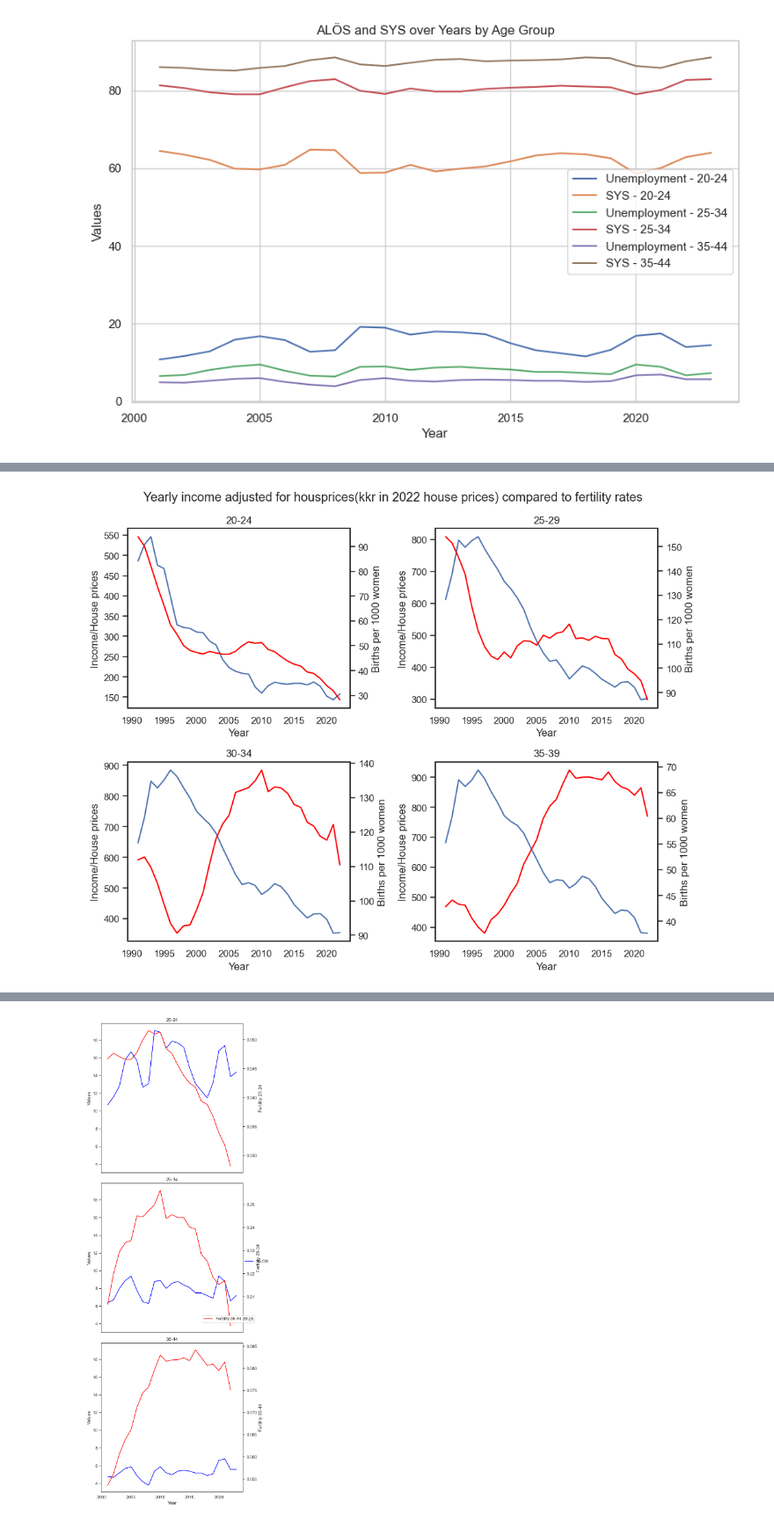
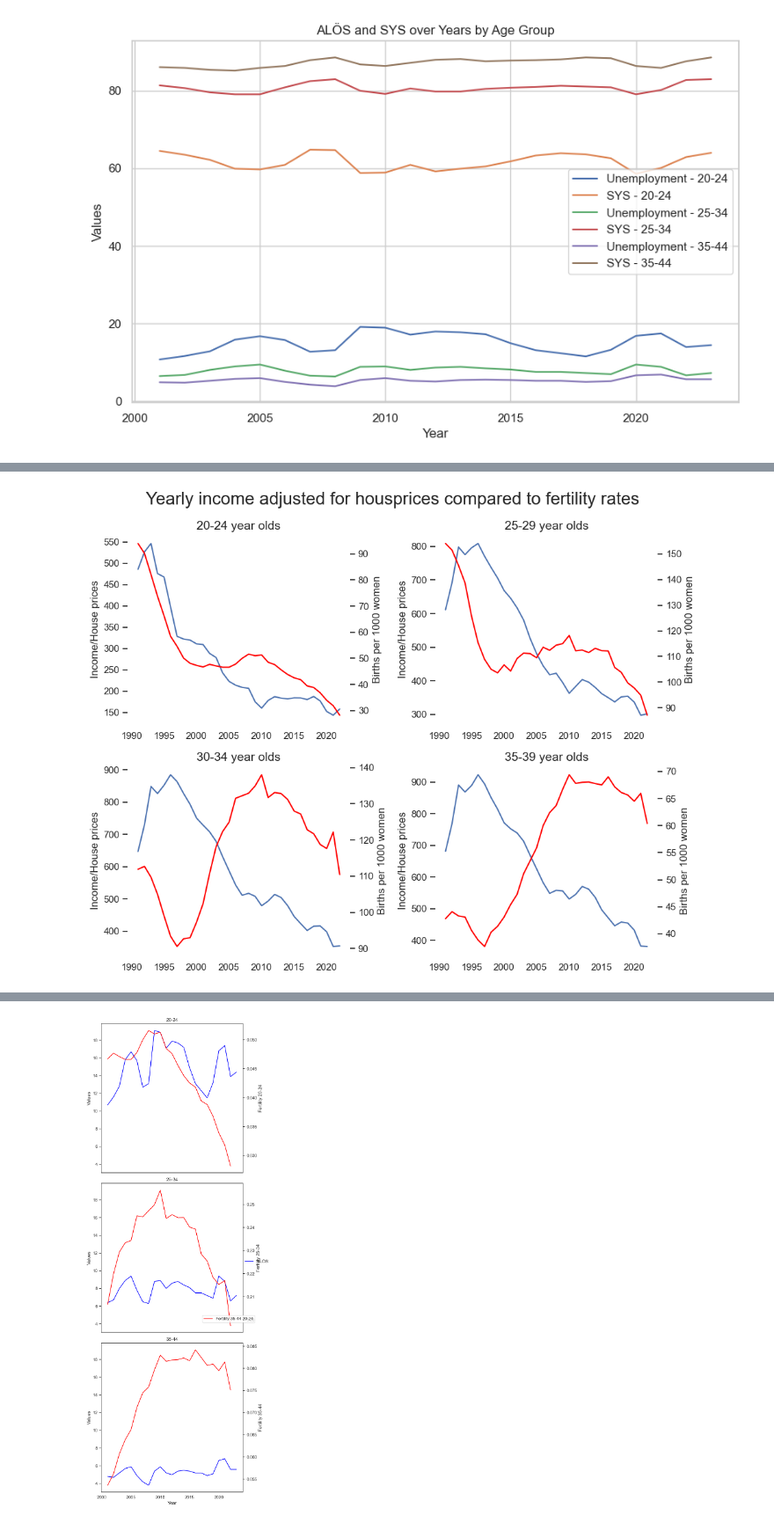
Before and after one commit to Luddenilsson/Demographics_visualization, a Jupyter notebook: Visualization.ipynb, the cells around one changed output, grey strips where cells are left out. Shown at 88% size. Saved outputs shown, nothing was run; the diff lists cells and outputs as text; code cells hidden in the pictures.

```diff
--- a/Visualization.ipynb
+++ b/Visualization.ipynb
@@ -243,11 +265,18 @@ for age_group, group_data in income.groupby('Age'):
     i += 1
     ax.set_ylabel('Yearly Income')
     ax2.set_ylabel('Births per 1000 women')
-    plt.title(age_group)
+    ax.set_xlabel(None)
+    plt.title(age_group + ' year olds', fontsize=14)
 
-plt.suptitle('Yearly Income(kkr in 2022 value) compared to fertility')
+plt.suptitle('Yearly Income(kkr in 2022 value) compared to fertility', fontsize=20)
 #plt.legend()
 plt.tight_layout()
-plt.savefig('Graphs/income_ferility.png')
+sns.despine(top=True,
+    right=True,
+    left=True,
+    bottom=True,
+    offset=None,
+    trim=True)
+plt.savefig('Graphs/income_ferility.png', transparent=True)
 plt.show()
 # %% [output]
@@ -255,26 +284,33 @@ plt.show()
 # %%
 # Plotting
 sns.set(style="white")
 fig, axes = plt.subplots(nrows=2, ncols=2, figsize=(10, 8))
 i = 0
 # Use a loop to create a separate line for each age group
 for age_group, group_data in income.groupby('Age'):
     house_KPI = house.loc[2022]['småhus-index']*group_data['Medianinkomst, tkr']/house.loc[1991:2022]['småhus-index']
     df = house_KPI.reset_index()
     df.rename(columns={df.keys()[2]: 'value'}, inplace=True)
     ax = axes[int(i/2)][i%2]
     sns.lineplot(data=df, x='Year', y='value', label=f'', ax=ax)
     ax2 = ax.twinx()
     sns.lineplot(data=fertility.loc[fertility['År'] > 1990], x='År', y=age_group + ' ', color='red', label=f'', ax=ax2)
     i += 1
     ax.set_ylabel('Income/House prices')
     ax2.set_ylabel('Births per 1000 women')
-    plt.title(age_group)
+    ax.set_xlabel(None)
+    plt.title(age_group + ' year olds', fontsize=14)
 
-plt.suptitle('Yearly income adjusted for housprices(kkr in 2022 house prices) compared to fertility rates')
+plt.suptitle('Yearly income adjusted for housprices compared to fertility rates', fontsize=20)
 #plt.legend()
 plt.tight_layout()
-plt.savefig('Graphs/house_income_fertility.png')
+sns.despine(top=True,
+    right=True,
+    left=True,
+    bottom=True,
+    offset=None,
+    trim=True)
+plt.savefig('Graphs/house_income_fertility.png', transparent=True, bbox_inches='tight')
 plt.show()
 # %% [output]
-[figure, old version]
+[figure, new version]
```
Also changed, not shown: parts of 11 cells of this notebook, 9 other files.
